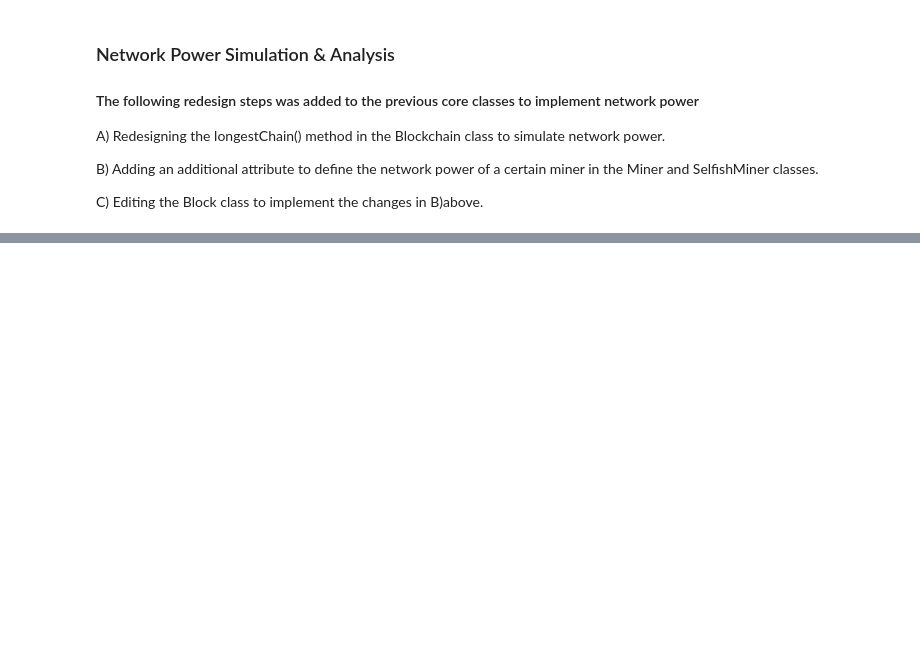
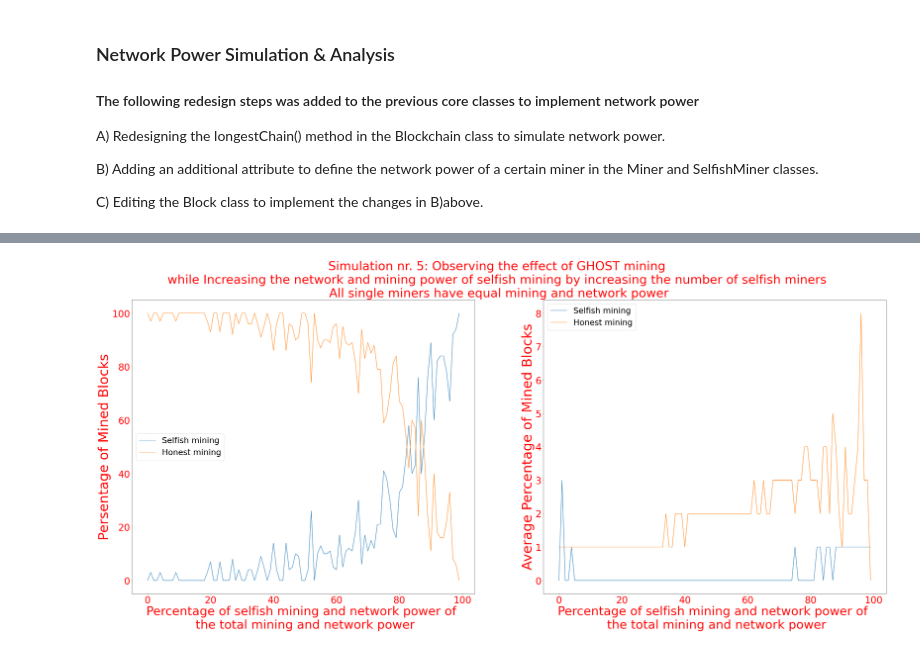
Before and after one commit to MohammedGuniem/Selfish-GHOST-and-Stubborn-Mining, a Jupyter notebook: Final Project Notebook.ipynb, the cells around one changed output, grey strips where cells are left out. Drawn from its saved outputs; the diff is of its cells as text; code cells hidden in the pictures; blank space fills up the shorter version.

```diff
--- a/Final Project Notebook.ipynb
+++ b/Final Project Notebook.ipynb
@@ -991,0 +1152,34 @@ axs[1].legend()
+# %%
+"""
+Drawing the results of the previous simulation nr. 5
+"""
+
+import matplotlib.pyplot as plt
+
+selfish_power = list(sim_range_selfish)
+honest_power = list(sim_range_honest)
+
+fig, axs = plt.subplots(1, 2, figsize=(50,20))
+fig.suptitle('Simulation nr. 5: Observing the effect of GHOST mining\n while Increasing the network and mining power of selfish mining by increasing the number of selfish miners \n All single miners have equal mining and network power\n', fontsize=45).set_color('red')
+
+axs[0].plot(selfish_power, all_total_selfish_profits, label = "Selfish mining")
+axs[0].plot(selfish_power, all_total_honest_profits, label = "Honest mining")
+axs[0].tick_params(axis='x', colors='red')
+axs[0].tick_params(axis='y', colors='red')
+axs[0].set_xlabel('Percentage of selfish mining and network power of \n the total mining and network power', fontsize=45).set_color('red')
+axs[0].set_ylabel('Persentage of Mined Blocks', fontsize=50).set_color('red')
+axs[0].legend(prop={"size":30})
+l = plt.setp(axs[0].get_xticklabels(), fontsize=35)
+l = plt.setp(axs[0].get_yticklabels(), fontsize=35)
+
+axs[1].plot(selfish_power, all_average_selfish_profits, label = "Selfish mining")
+axs[1].plot(selfish_power, all_average_honest_profits, label = "Honest mining")
+axs[1].tick_params(axis='x', colors='red')
+axs[1].tick_params(axis='y', colors='red')
+axs[1].set_xlabel('Percentage of selfish mining and network power of \n the total mining and network power', fontsize=45).set_color('red')
+axs[1].set_ylabel('Average Percentage of Mined Blocks', fontsize=50).set_color('red')
+axs[1].legend(prop={"size":30})
+l = plt.setp(axs[1].get_xticklabels(), fontsize=35)
+l = plt.setp(axs[1].get_yticklabels(), fontsize=35)
+# %% [output]
+[figure, added]
```
Also changed, not shown: parts of 21 cells of this notebook, 8 other files.
